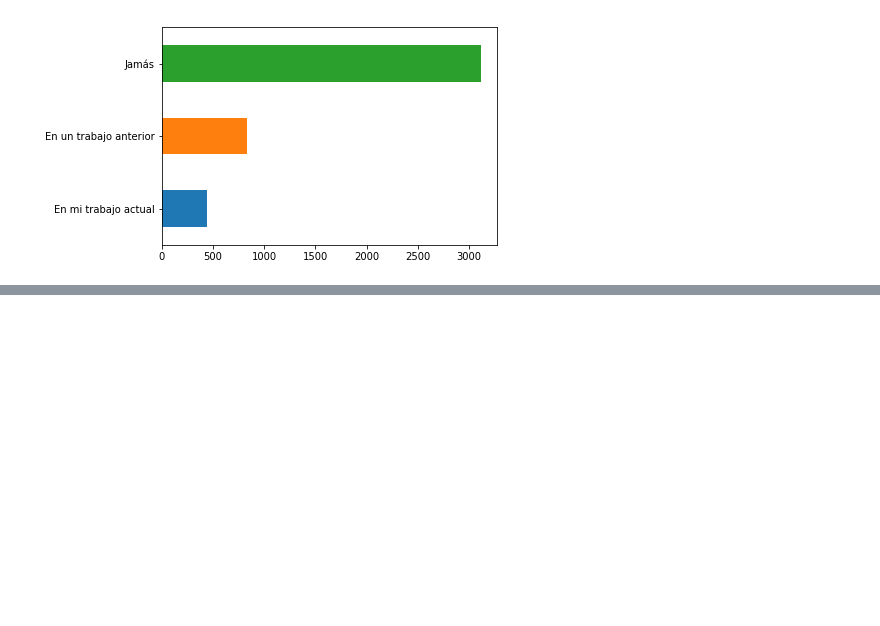
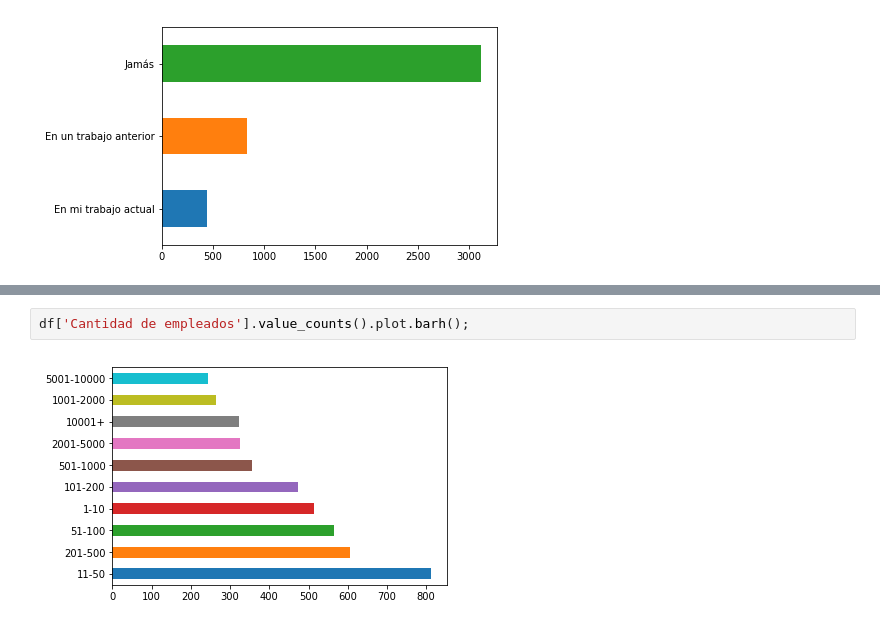
Before and after one commit to seppo0010/sysarmy-sueldos-2019.1, a Jupyter notebook: notebook/Sysarmy - Predicción de sueldos - 2019.1.ipynb, the cells around one changed output, grey strips where cells are left out. Saved outputs shown, nothing was run; the diff lists cells and outputs as text; blank space fills up the shorter version.

```diff
--- a/notebook/Sysarmy - Predicción de sueldos - 2019.1.ipynb
+++ b/notebook/Sysarmy - Predicción de sueldos - 2019.1.ipynb
@@ -449,0 +447,4 @@ Index(['Me identifico', 'Tengo', 'Dónde estás trabajando',
+# %%
+df['Cantidad de empleados'].value_counts().plot.barh();
+# %% [output]
+[figure, added]
```
Also changed, not shown: parts of 52 cells of this notebook.
